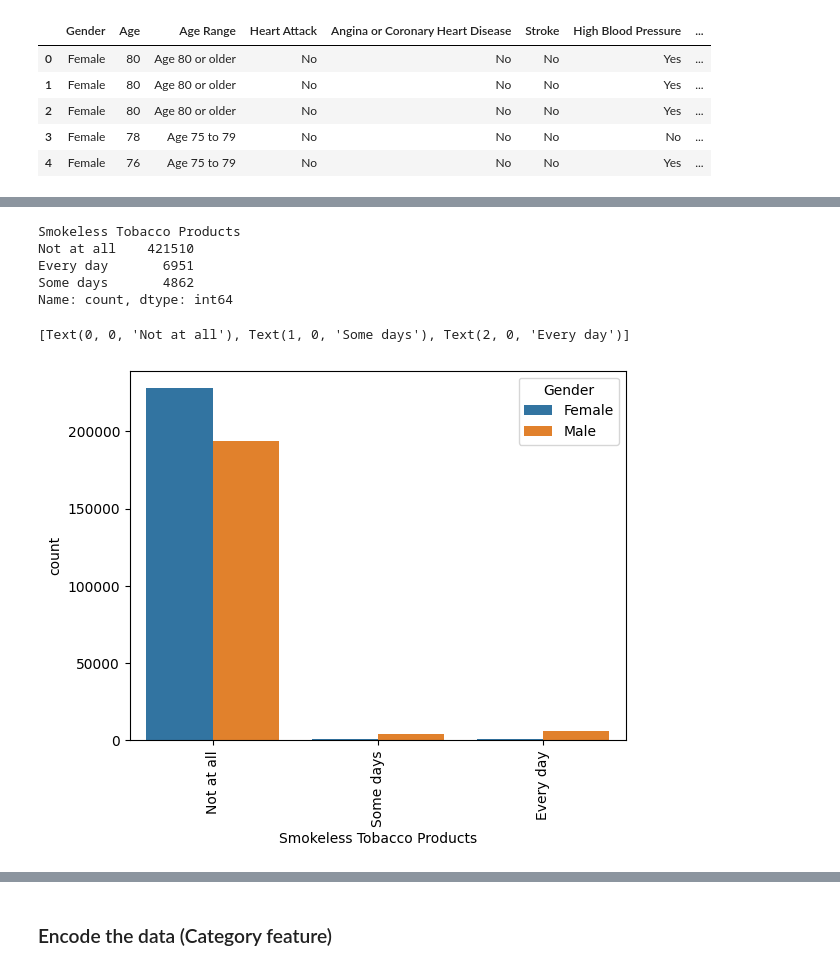
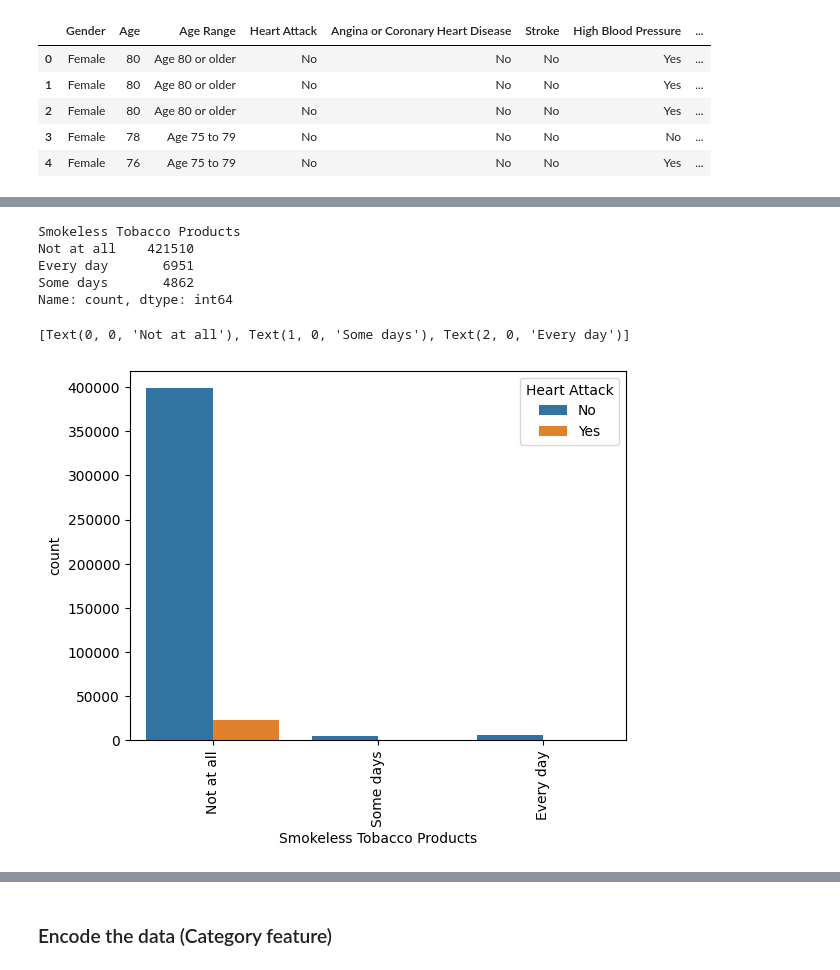
Before and after one commit to Huy1996/CMPE-257---Group-1, a Jupyter notebook: EDA.ipynb, the cells around one changed output, grey strips where cells are left out. Drawn from its saved outputs; the diff is of its cells as text; code cells hidden in the pictures.

```diff
--- a/EDA.ipynb
+++ b/EDA.ipynb
@@ -228,13 +208,13 @@ Name: count, dtype: int64
 # %%
 smokeless_tobacco_order = ["Not at all", "Some days", "Every day"]
 df["Smokeless Tobacco Products"].value_counts()
-g = sns.countplot(x='Smokeless Tobacco Products', hue="Gender", order=smokeless_tobacco_order ,data=df)
+g = sns.countplot(x='Smokeless Tobacco Products', hue=target, order=smokeless_tobacco_order ,data=df)
 g.set_xticklabels(g.get_xticklabels(), rotation=90)
 # %% [output]
 Smokeless Tobacco Products
 Not at all    421510
 Every day       6951
 Some days       4862
 Name: count, dtype: int64
 [Text(0, 0, 'Not at all'), Text(1, 0, 'Some days'), Text(2, 0, 'Every day')]
-[figure, old version]
+[figure, new version]
```
Also changed, not shown: parts of 25 cells of this notebook, 3 other files.
